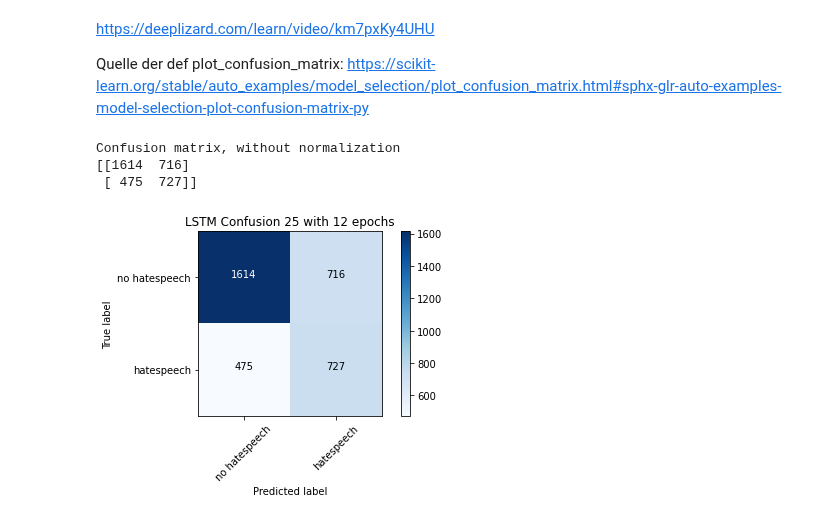
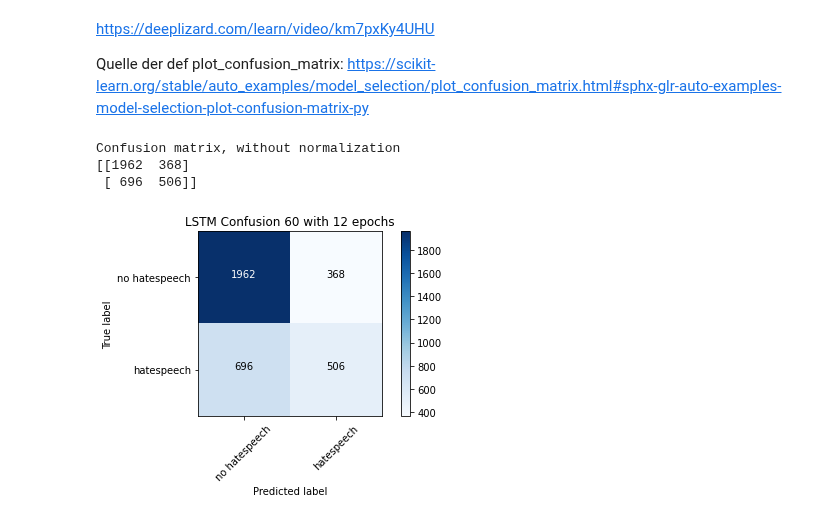
Before and after one commit to BiancaStadl/ProjektarbeitML, a Jupyter notebook: LSTM.ipynb, the cells around one changed output. Drawn from its saved outputs; the diff is of its cells as text; code cells hidden in the pictures.

Commit message:
LSTM 60 with 12 epochs

```diff
--- a/LSTM.ipynb
+++ b/LSTM.ipynb
@@ -429,6 +429,6 @@ callbackEarlyStopping = [
     )
 ]
 # %%
-LSTM16052111AEES25.fit(nppadded_training, nptraining_labels, batch_size=batch_size, epochs=training_epochs, validation_split=validation_split, callbacks=[callbackForTB])
+LSTM16052111AEES60.fit(nppadded_training, nptraining_labels, batch_size=batch_size, epochs=training_epochs, validation_split=validation_split, callbacks=[callbackForTB])
 # %% [output]
 Epoch 1/12
@@ -469,3 +469,3 @@ metrics_f1) = LSTM16052111AEES25.evaluate(nppadded_testing, nptesting_labels, ve
 # %%
-LSTM_predict25AE = LSTM16052111AEES25.predict(x=nppadded_testing)
+LSTM_predict60AE = LSTM16052111AEES60.predict(x=nppadded_testing)
 # %%
@@ -473,8 +473,8 @@ LSTM_predict25AE = LSTM16052111AEES25.predict(x=nppadded_testing)
  # print(p)
 # %%
-prediction_rounded25AE = np.round(LSTM_predict25AE)
+prediction_rounded60AE = np.round(LSTM_predict60AE)
 
-#for p in prediction_rounded25AE:
+#for p in prediction_rounded60AE:
  # print(p)
 
 
@@ -524,13 +524,13 @@ def plot_confusion_matrix(cm, classes,
     plt.ylabel('True label')
     plt.xlabel('Predicted label')
 # %%
-cm = confusion_matrix(y_true=nptesting_labels, y_pred=prediction_rounded25AE)
+cm = confusion_matrix(y_true=nptesting_labels, y_pred=prediction_rounded60AE)
 # %%
 plot_labels = ['no hatespeech','hatespeech']
 # %%
-plot_confusion_matrix(cm=cm, classes=plot_labels, title='LSTM Confusion 25 with 12 epochs')
+plot_confusion_matrix(cm=cm, classes=plot_labels, title='LSTM Confusion 60 with 12 epochs')
 # %% [output]
 Confusion matrix, without normalization
-[[1614  716]
- [ 475  727]]
+[[1962  368]
+ [ 696  506]]
-[figure, old version]
+[figure, new version]
```
Also changed, not shown: parts of 6 cells of this notebook.
